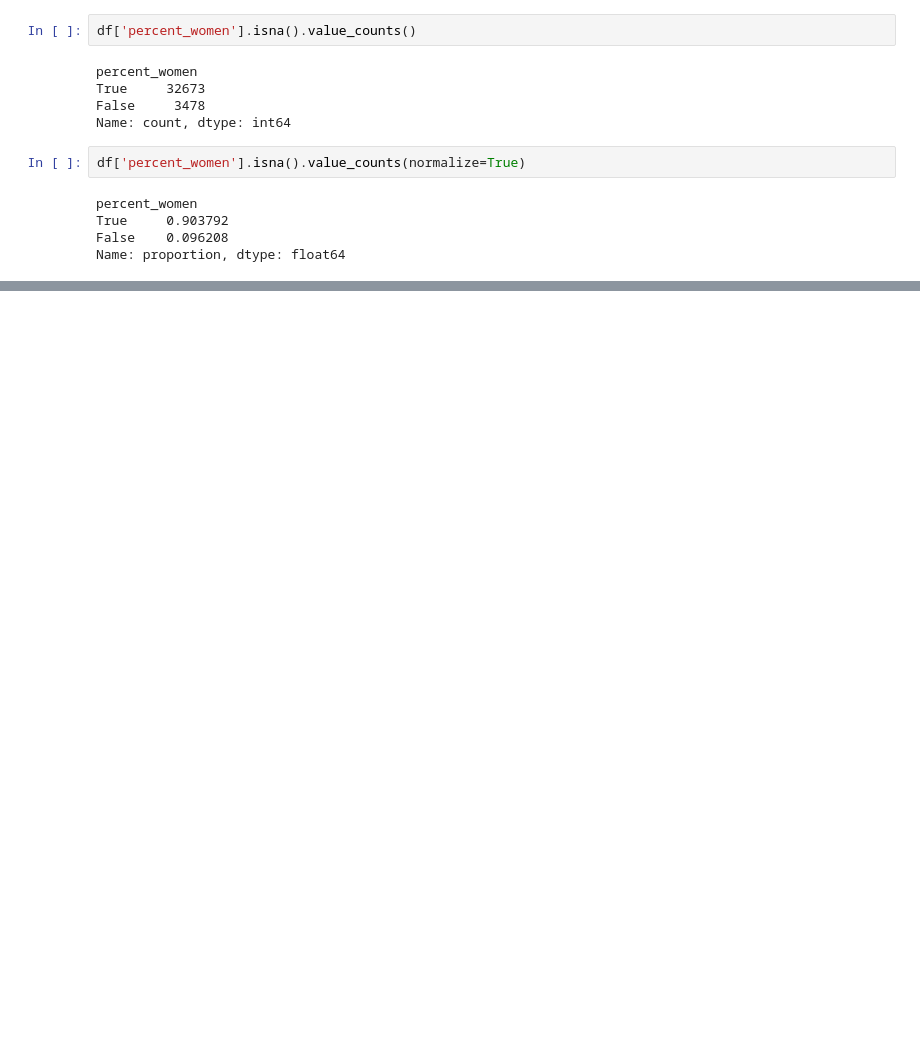
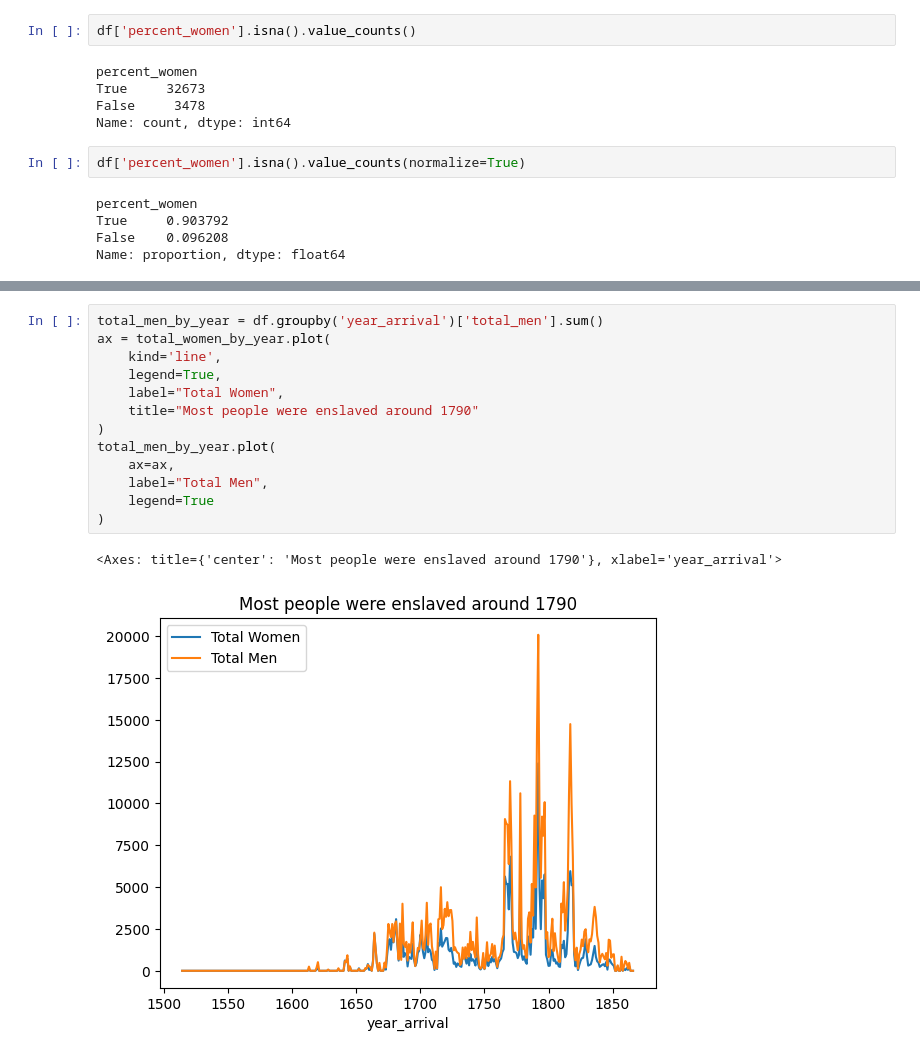
Before and after one commit to culturan/trans-atlantic-slave-trade, a Jupyter notebook: notebook.ipynb, the cells around one changed output, grey strips where cells are left out. Saved outputs shown, nothing was run; the diff lists cells and outputs as text; blank space fills up the shorter version.

```diff
--- a/notebook.ipynb
+++ b/notebook.ipynb
@@ -151,0 +288,16 @@ dtype: float64
+# %%
+total_men_by_year = df.groupby('year_arrival')['total_men'].sum()
+ax = total_women_by_year.plot(
+    kind='line',
+    legend=True,
+    label="Total Women",
+    title="Most people were enslaved around 1790"
+)
+total_men_by_year.plot(
+    ax=ax,
+    label="Total Men",
+    legend=True
+)
+# %% [output]
+<Axes: title={'center': 'Most people were enslaved around 1790'}, xlabel='year_arrival'>
+[figure, added]
```
Also changed, not shown: parts of 23 cells of this notebook.
